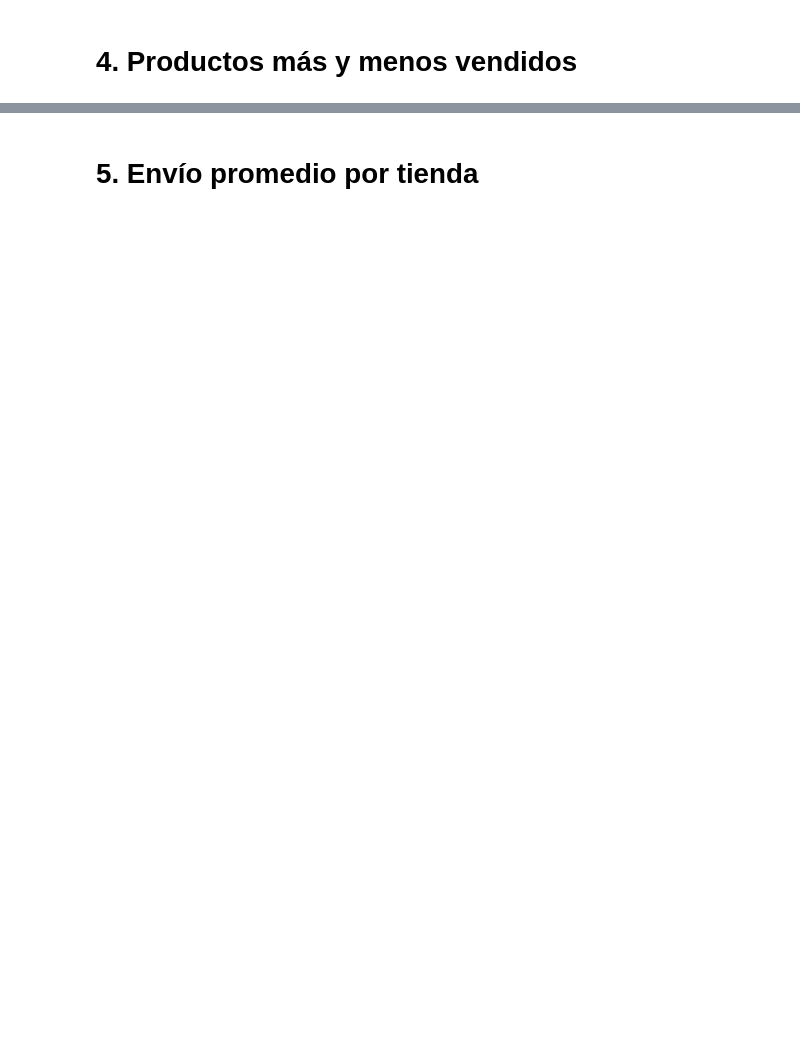
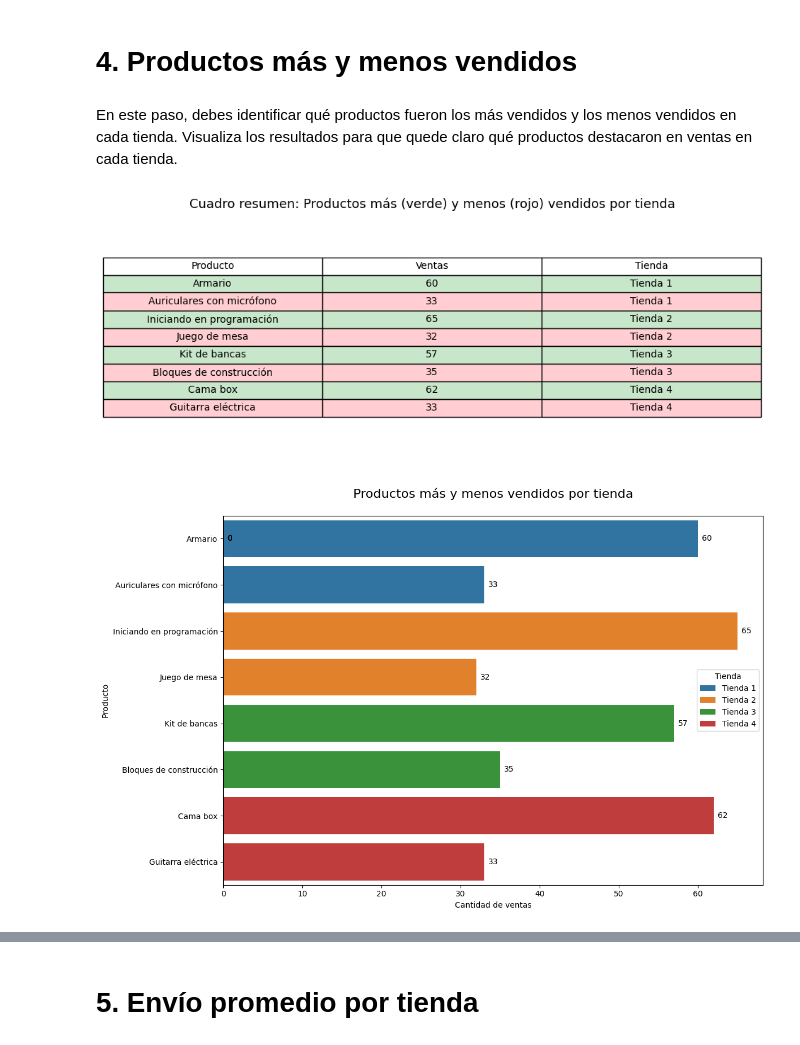
Before and after one commit to aleksripe-prog/DataScienceChallengeAluraStore, a Jupyter notebook: AluraStoreLatam.ipynb, the cells around one changed output, grey strips where cells are left out. Saved outputs shown, nothing was run; the diff lists cells and outputs as text; code cells hidden in the pictures; blank space fills up the shorter version.

```diff
--- a/AluraStoreLatam.ipynb
+++ b/AluraStoreLatam.ipynb
@@ -117,2 +324,79 @@ Drive already mounted at /content/drive; to attempt to forcibly remount, call dr
 # %% [markdown]
 # 4. Productos más y menos vendidos
+# %% [markdown]
+En este paso, debes identificar qué productos fueron los más vendidos y los menos vendidos en cada tienda. Visualiza los resultados para que quede claro qué productos destacaron en ventas en cada tienda.
+# %%
+import pandas as pd
+import matplotlib.pyplot as plt
+import seaborn as sns
+
+# Calculamos la tabla de resumen (como hicimos antes)
+ventas_por_producto = df_total.groupby(['Tienda', 'Producto']).size().reset_index(name='Ventas')
+
+def obtener_extremos(grupo, tienda):
+    maximo = grupo.loc[grupo['Ventas'].idxmax()].copy()
+    minimo = grupo.loc[grupo['Ventas'].idxmin()].copy()
+    maximo['Tienda'] = tienda
+    minimo['Tienda'] = tienda
+    return pd.DataFrame([maximo, minimo])
+
+extremos_list = []
+for tienda, grupo in ventas_por_producto.groupby('Tienda'):
+    extremos = obtener_extremos(grupo.drop(columns='Tienda'), tienda)
+    extremos_list.append(extremos)
+
+extremos_por_tienda = pd.concat(extremos_list, ignore_index=True)
+cuadro_resumen = extremos_por_tienda.sort_values(by=["Tienda", "Ventas"], ascending=[True, False])
+
+# --- Mostrar tabla con color
+fig, ax = plt.subplots(figsize=(10, 4))
+ax.axis('off')
+
+tabla = ax.table(
+    cellText=cuadro_resumen.values,
+    colLabels=cuadro_resumen.columns,
+    cellLoc='center',
+    loc='center'
+)
+
+tabla.auto_set_font_size(False)
+tabla.set_fontsize(10)
+tabla.scale(1.2, 1.5)
+
+# Colorea filas: Verde si es más vendido, Rojo si es menos vendido (alternan por tienda)
+for i, (_, row) in enumerate(cuadro_resumen.iterrows()):
+    color = '#c8e6c9' if i % 2 == 0 else '#ffcdd2'  # Verde claro / Rojo claro
+    for j in range(len(row)):
+        tabla[(i + 1, j)].set_facecolor(color)
+
+plt.title("Cuadro resumen: Productos más (verde) y menos (rojo) vendidos por tienda", fontsize=13, pad=20)
+
+# --- Paso 4: Gráfico con etiquetas
+plt.figure(figsize=(12, 8))
+barplot = sns.barplot(
+    data=extremos_por_tienda,
+    x='Ventas',
+    y='Producto',
+    hue='Tienda'
+)
+
+plt.title("\n Productos más y menos vendidos por tienda \n", fontsize=16)
+plt.xlabel("Cantidad de ventas")
+plt.ylabel("Producto")
+plt.legend(title="Tienda")
+
+# Añadir etiquetas numéricas en las barras
+for p in barplot.patches:
+    ancho = p.get_width()
+    plt.text(
+        ancho + 0.5,
+        p.get_y() + p.get_height() / 2,
+        int(ancho),
+        va='center'
+    )
+
+plt.tight_layout()
+plt.show()
+# %% [output]
+[figure, added]
+[figure, added]
```
Also changed, not shown: parts of 11 cells of this notebook.
